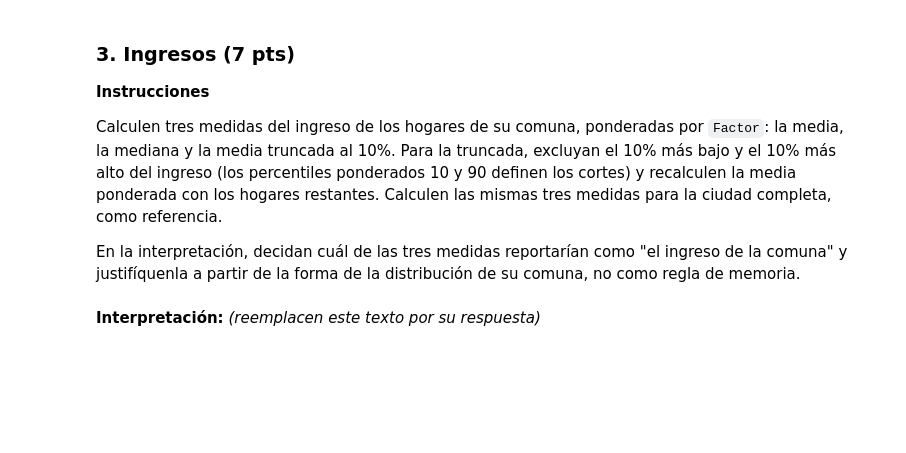
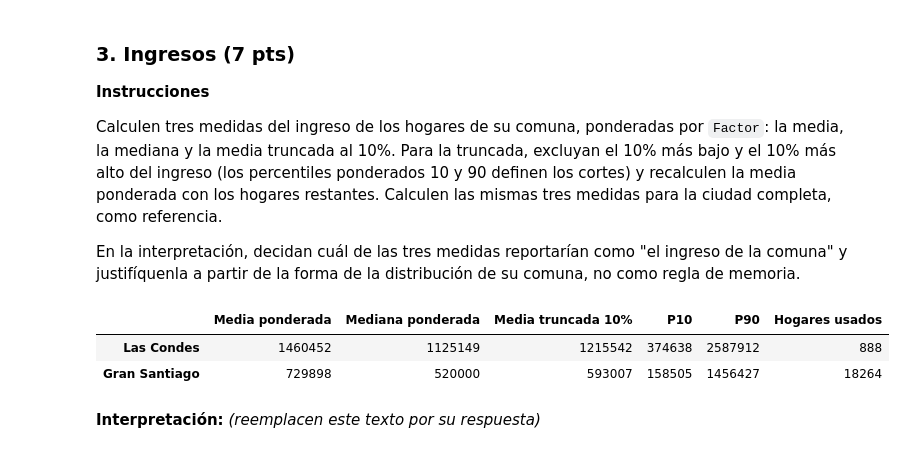
Before and after one commit to gonzzza-lol/cienciaDatos, a Jupyter notebook: tarea1_Suarez_Gutierrez.ipynb, the cells around one changed output. Drawn from its saved outputs; the diff is of its cells as text; code cells hidden in the pictures; blank space fills up the shorter version.

```diff
--- a/tarea1_Suarez_Gutierrez.ipynb
+++ b/tarea1_Suarez_Gutierrez.ipynb
@@ -258,6 +253,65 @@ como referencia.
 En la interpretación, decidan cuál de las tres medidas reportarían como "el
 ingreso de la comuna" y justifíquenla a partir de la forma de la distribución de
 su comuna, no como regla de memoria.
+# %%
+def resumen_ingreso(datos):
+    datos = datos[["IngresoHogar", "Factor"]].dropna()
+    datos = datos[datos["Factor"] > 0]
+
+    ingreso = datos["IngresoHogar"]
+    peso = datos["Factor"]
+
+    media = (ingreso * peso).sum() / peso.sum()
+    p10, mediana, p90 = cuantiles_ponderados(
+        ingreso,
+        peso,
+        [0.10, 0.50, 0.90]
+    )
+
+    centrales = datos[
+        (datos["IngresoHogar"] >= p10)
+        & (datos["IngresoHogar"] <= p90)
+    ]
+    media_truncada = (
+        centrales["IngresoHogar"] * centrales["Factor"]
+    ).sum() / centrales["Factor"].sum()
+
+    return {
+        "Media ponderada": media,
+        "Mediana ponderada": mediana,
+        "Media truncada 10%": media_truncada,
+        "P10": p10,
+        "P90": p90,
+        "Hogares usados": len(datos)
+    }
+
+resumen_las_condes = resumen_ingreso(hogaresLasCondes)
+resumen_gran_santiago = resumen_ingreso(hogares)
+
+resumen_ingresos = pd.DataFrame(
+    [resumen_las_condes, resumen_gran_santiago],
+    index=["Las Condes", "Gran Santiago"]
+)
+
+resumen_ingresos[[
+    "Media ponderada",
+    "Mediana ponderada",
+    "Media truncada 10%",
+    "P10",
+    "P90"
+]] = resumen_ingresos[[
+    "Media ponderada",
+    "Mediana ponderada",
+    "Media truncada 10%",
+    "P10",
+    "P90"
+]].round(0).astype(int)
+
+resumen_ingresos
+# %% [output]
+|  | Media ponderada | Mediana ponderada | Media truncada 10% | P10 | P90 | Hogares usados |
+| Las Condes | 1460452 | 1125149 | 1215542 | 374638 | 2587912 | 888 |
+| Gran Santiago | 729898 | 520000 | 593007 | 158505 | 1456427 | 18264 |
 # %% [markdown]
 **Interpretación:** *(reemplacen este texto por su respuesta)*
 # %% [markdown]
```
Also changed, not shown: parts of 6 cells of this notebook.
